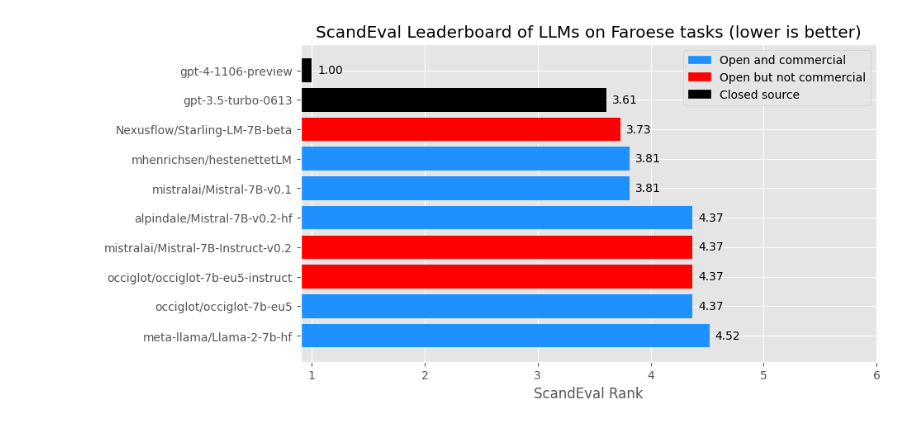
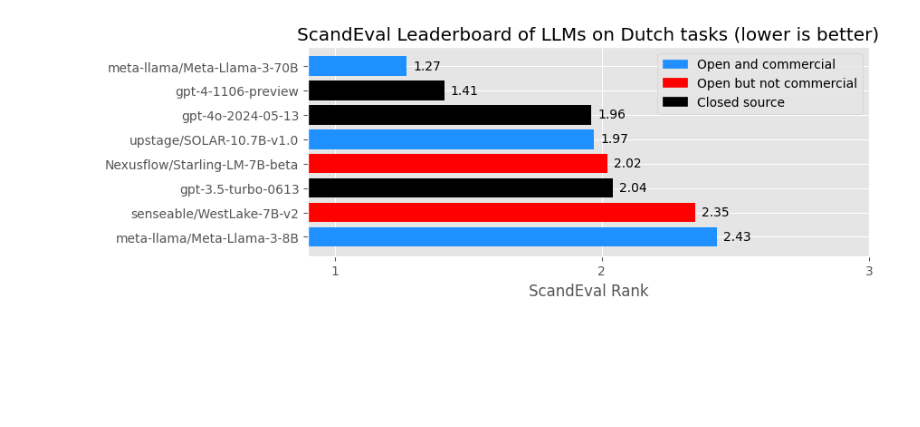
Before and after one commit to ScandEval/scandeval.github.io, a Jupyter notebook: python/model-score-plot.ipynb, the cells around one changed output. Cells and saved outputs as stored; diff of their text form; code cells hidden in the pictures; blank space fills up the shorter version.

Commit message:
chore: Update model-score-plot notebook

```diff
--- a/python/model-score-plot.ipynb
+++ b/python/model-score-plot.ipynb
@@ -20,11 +20,11 @@ def load_nlg_results_dataframe(language: str) -> pd.DataFrame:
     return df
 # %%
 language_mapping = {
-    'no': ('mainland-scandinavian', 'no_rank', 'Norwegian'),
-    'sv': ('mainland-scandinavian', 'sv_rank', 'Swedish'),
-    'da': ('mainland-scandinavian', 'da_rank', 'Danish'),
-    'is': ('insular-scandinavian', 'is_rank', 'Icelandic'),
-    'fo': ('insular-scandinavian', 'fo_rank', 'Faroese'),
+    'no': ('norwegian', 'rank', 'Norwegian'),
+    'sv': ('swedish', 'rank', 'Swedish'),
+    'da': ('danish', 'rank', 'Danish'),
+    'is': ('icelandic', 'rank', 'Icelandic'),
+    'fo': ('faroese', 'rank', 'Faroese'),
     'nl': ('dutch', 'rank', 'Dutch'),
     'de': ('german', 'rank', 'German'),
     'en': ('english', 'rank', 'English'),
@@ -33,34 +33,6 @@ language_mapping = {
 def get_colour(row: pd.Series) -> str:
     if not row.commercially_licensed:
         return "red"
-    if "/" not in row.name or "danskgpt-chat-v2.1" in row.name:
+    if "/" not in row.name or "danskgpt-chat-v2.1" in row.name or "syvai/" in row.name:
         return "black"
     return "dodgerblue"
-# %%
-LANGUAGE = 'fo'
-TOP_N = 10
-MAX_VAL = 6
-
-leaderboard, score_column, title = language_mapping[LANGUAGE]
-df = load_nlg_results_dataframe(language=leaderboard)
-top_df = df.sort_values(by=score_column).head(TOP_N)[::-1]
-
-colours = [get_colour(row=row) for _, row in top_df.iterrows()]
-plt.figure(figsize=(9, 5))
-plot = plt.barh(y=top_df.index, width=top_df[score_column], color=colours)
-plt.legend(
-    handles=[
-        mpatches.Patch(color='dodgerblue', label='Open and commercial'),
-        mpatches.Patch(color='red', label='Open but not commercial'),
-        mpatches.Patch(color='black', label='Closed source'),
-    ],
-)
-plt.title(f'ScandEval Leaderboard of LLMs on {title} tasks (lower is better)')
-plt.xticks(range(0, MAX_VAL + 1))
-plt.xlim(0.9, MAX_VAL)
-plt.xlabel('ScandEval Rank')
-plt.bar_label(plot, padding=5, fmt="{:.2f}")
-plt.savefig(f'/Users/dan/Downloads/{LANGUAGE}-llm-leaderboard.png', dpi=100, bbox_inches = "tight")
-plt.show()
-# %% [output]
-[figure, removed]
@@ -66,0 +60,32 @@ plt.show()
+# %%
+LANGUAGE = 'nl'
+TOP_N = 15
+MAX_VAL = 3
+WIDTH = 8
+
+leaderboard, score_column, title = language_mapping[LANGUAGE]
+df = load_nlg_results_dataframe(language=leaderboard)
+df = filter_models(df=df)
+top_df = df.sort_values(by=score_column).head(TOP_N)[::-1]
+
+length = 1 + len(top_df) // 4
+
+colours = [get_colour(row=row) for _, row in top_df.iterrows()]
+plt.figure(figsize=(WIDTH, length))
+plot = plt.barh(y=top_df.index, width=top_df[score_column], color=colours)
+plt.legend(
+    handles=[
+        mpatches.Patch(color='dodgerblue', label='Open and commercial'),
+        mpatches.Patch(color='red', label='Open but not commercial'),
+        mpatches.Patch(color='black', label='Closed source'),
+    ],
+)
+plt.title(f'ScandEval Leaderboard of LLMs on {title} tasks (lower is better)')
+plt.xticks(range(0, MAX_VAL + 1))
+plt.xlim(0.9, MAX_VAL)
+plt.xlabel('ScandEval Rank')
+plt.bar_label(plot, padding=5, fmt="{:.2f}")
+plt.savefig(f'/Users/dan/Downloads/{LANGUAGE}-llm-leaderboard.png', dpi=100, bbox_inches = "tight")
+plt.show()
+# %% [output]
+[figure, added]
```
Also changed, not shown: parts of 1 cell of this notebook.
